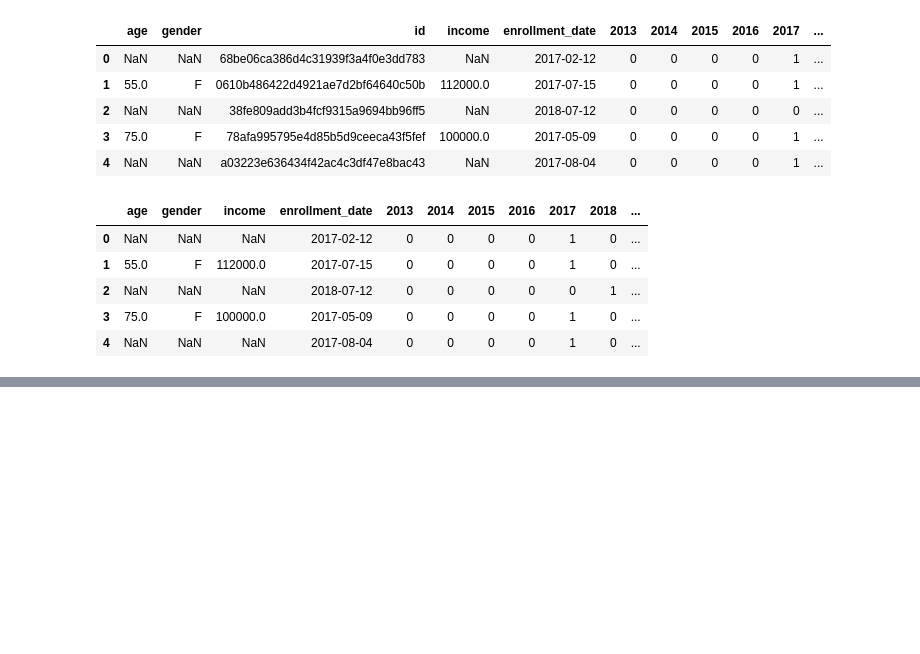
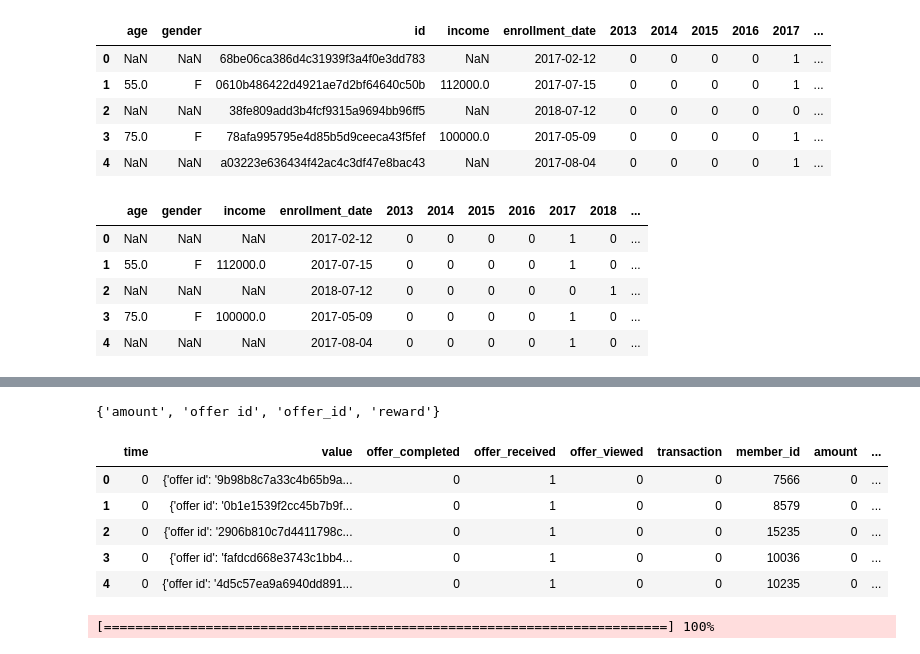
Before and after one commit to blowe615/starbucks_offers, a Jupyter notebook: starbucks_offers.ipynb, the cells around one changed output, grey strips where cells are left out. Saved outputs shown, nothing was run; the diff lists cells and outputs as text; code cells hidden in the pictures; blank space fills up the shorter version.

```diff
--- a/starbucks_offers.ipynb
+++ b/starbucks_offers.ipynb
@@ -512,0 +542,8 @@ member_id_dict_inv = id_mapper_inverse(member_id_dict)
+# %%
+# replace spaces with underscores in 'event' column
+transcript['event'] = transcript['event'].apply(lambda x: x.replace(' ','_'))
+# one hot encode the 'event' column
+transcript_encoded = pd.get_dummies(transcript,prefix='',prefix_sep='',columns=['event'])
+
+# preview the new df
+transcript_encoded.head()
@@ -512,0 +557,4 @@ member_id_dict_inv = id_mapper_inverse(member_id_dict)
+# %%
+# map the alphanumeric 'person' column to 'member_id'
+transcript_encoded = map_id_column(transcript_encoded,'person','member_id',member_id_dict)
+transcript_encoded.head()
@@ -512,0 +568,38 @@ member_id_dict_inv = id_mapper_inverse(member_id_dict)
+# %%
+# identify all possible options for keys in the 'value' column
+value_set = set() # initialize an empty set
+for row in transcript_encoded['value']: # loop through the 'value' column
+    for key in row.keys():
+        value_set.add(key) # add the key from each dictionary to the set
+
+# view the set
+value_set
+# %% [output]
+{'amount', 'offer id', 'offer_id', 'reward'}
+# %%
+# create new columns for the keys in the 'value' column
+for col in list(value_set):
+    transcript_encoded[col] = 0 # initialize them with 0's
+
+transcript_encoded.head()
+# %% [output]
+|  | time | value | offer_completed | offer_received | offer_viewed | transaction | member_id | amount | ... |
+| 0 | 0 | {'offer id': '9b98b8c7a33c4b65b9a... | 0 | 1 | 0 | 0 | 7566 | 0 | ... |
+| 1 | 0 | {'offer id': '0b1e1539f2cc45b7b9f... | 0 | 1 | 0 | 0 | 8579 | 0 | ... |
+| 2 | 0 | {'offer id': '2906b810c7d4411798c... | 0 | 1 | 0 | 0 | 15235 | 0 | ... |
+| 3 | 0 | {'offer id': 'fafdcd668e3743c1bb4... | 0 | 1 | 0 | 0 | 10036 | 0 | ... |
+| 4 | 0 | {'offer id': '4d5c57ea9a6940dd891... | 0 | 1 | 0 | 0 | 10235 | 0 | ... |
+# %%
+# loop through the indices and assign the values in the 'value' dictionaries to the columns matching the keys
+# use a progress bar to track progress (takes a while)
+bar = progressbar.ProgressBar(maxval=transcript_encoded.index[-1],widgets=[progressbar.Bar('=','[',']',' '),' ',progressbar.Percentage()])
+bar.start()
+for idx in transcript_encoded.index:
+    value_dict = transcript_encoded.loc[idx,'value']
+    for key, value in value_dict.items():
+        transcript_encoded.loc[idx,key] = value
+    bar.update(idx)
+
+bar.finish()
+# %% [output]
+[========================================================================] 100%
```
Also changed, not shown: parts of 16 cells of this notebook.
